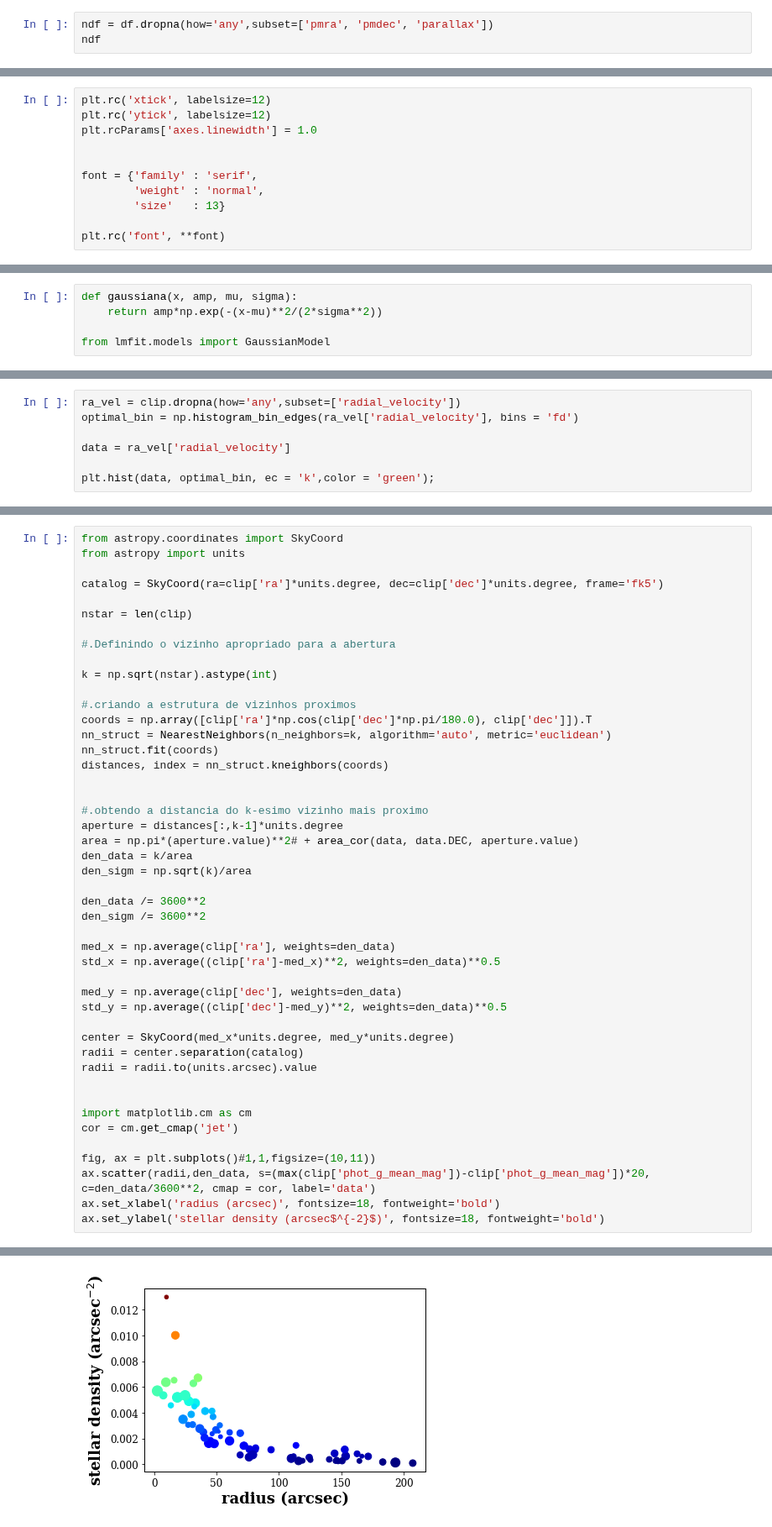
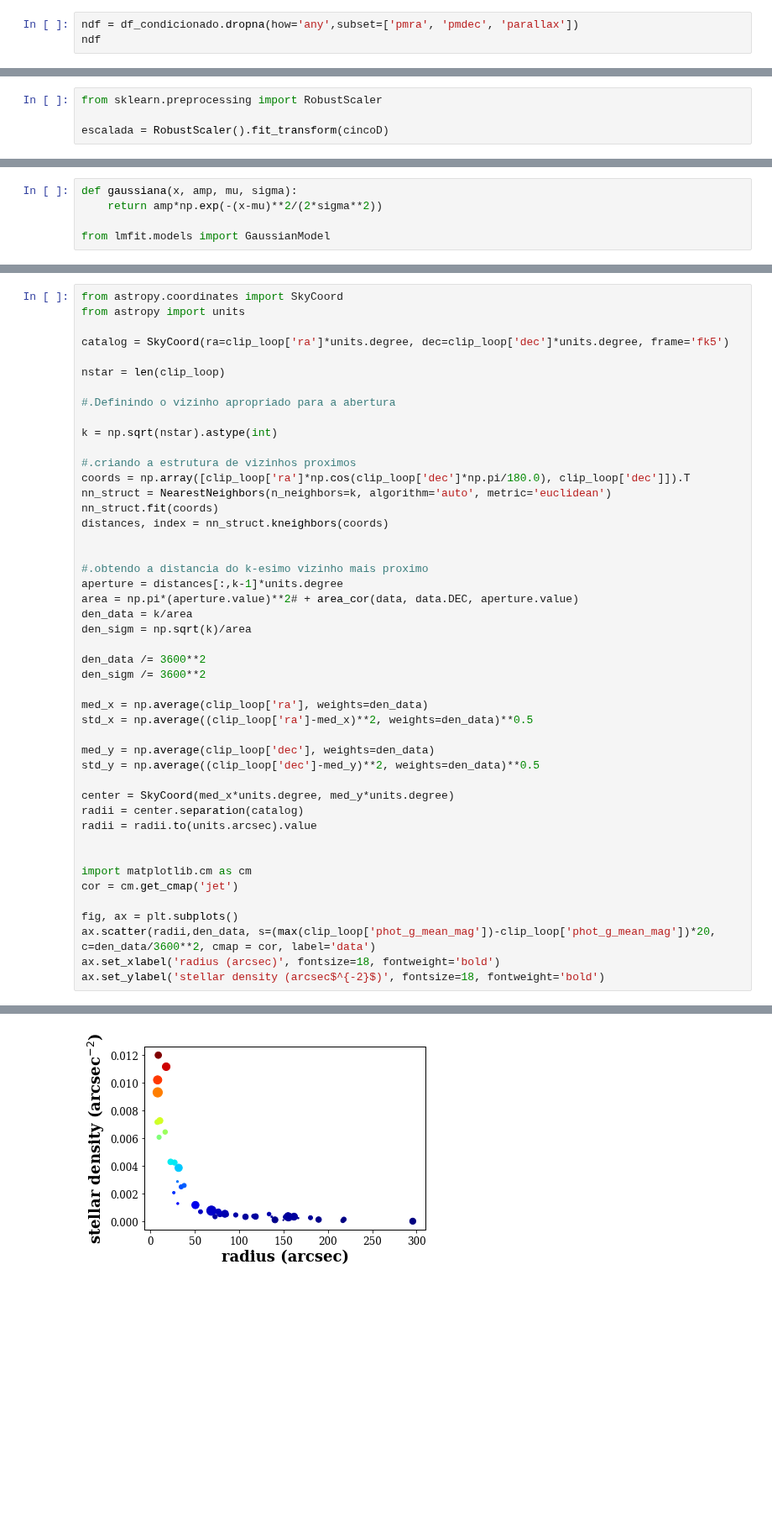
Before and after one commit to jppirest/mw_substructures, a Jupyter notebook: dados/GAIA/HDBSCAN/Clusters/Haffner_18/py_gaia.ipynb, the cells around one changed output, grey strips where cells are left out. Shown at 84% size. Cells and saved outputs as stored; diff of their text form; blank space fills up the shorter version.

```diff
--- a/dados/GAIA/HDBSCAN/Clusters/Haffner_18/py_gaia.ipynb
+++ b/dados/GAIA/HDBSCAN/Clusters/Haffner_18/py_gaia.ipynb
@@ -104,7 +125,7 @@ print(np.mean(df.pmra), np.mean(df.pmra_error))
 # %% [markdown]
 ## Dropping uknown values of pmra, pmdec or parallax.
 # %%
-ndf = df.dropna(how='any',subset=['pmra', 'pmdec', 'parallax'])
+ndf = df_condicionado.dropna(how='any',subset=['pmra', 'pmdec', 'parallax'])
 ndf
 # %% [output]
 |  | ra | dec | pmra | pmra_error | pmdec | pmdec_error | bp_rp | phot_g_mean_mag | parallax | ... |
@@ -203,11 +152,0 @@ Estimated no. points clustered: 533
-# %%
-plt.rc('xtick', labelsize=12)
-plt.rc('ytick', labelsize=12)
-plt.rcParams['axes.linewidth'] = 1.0
-
-
-font = {'family' : 'serif',
-        'weight' : 'normal',
-        'size'   : 13}
-
-plt.rc('font', **font)
@@ -284,0 +155,4 @@ plt.gca().invert_yaxis()
+# %%
+from sklearn.preprocessing import RobustScaler
+
+escalada = RobustScaler().fit_transform(cincoD)
@@ -725,7 +602,0 @@ len(clip)
-# %%
-ra_vel = clip.dropna(how='any',subset=['radial_velocity'])
-optimal_bin = np.histogram_bin_edges(ra_vel['radial_velocity'], bins = 'fd')
-
-data = ra_vel['radial_velocity']
-
-plt.hist(data, optimal_bin, ec = 'k',color = 'green');
@@ -741,48 +731,48 @@ plt.gca().invert_yaxis()
 from astropy.coordinates import SkyCoord
 from astropy import units
 
-catalog = SkyCoord(ra=clip['ra']*units.degree, dec=clip['dec']*units.degree, frame='fk5')
+catalog = SkyCoord(ra=clip_loop['ra']*units.degree, dec=clip_loop['dec']*units.degree, frame='fk5')
 
-nstar = len(clip)
+nstar = len(clip_loop)
 
 #.Definindo o vizinho apropriado para a abertura
 
 k = np.sqrt(nstar).astype(int)
 
 #.criando a estrutura de vizinhos proximos
-coords = np.array([clip['ra']*np.cos(clip['dec']*np.pi/180.0), clip['dec']]).T
+coords = np.array([clip_loop['ra']*np.cos(clip_loop['dec']*np.pi/180.0), clip_loop['dec']]).T
 nn_struct = NearestNeighbors(n_neighbors=k, algorithm='auto', metric='euclidean')
 nn_struct.fit(coords)
 distances, index = nn_struct.kneighbors(coords)
 
 
 #.obtendo a distancia do k-esimo vizinho mais proximo
 aperture = distances[:,k-1]*units.degree
 area = np.pi*(aperture.value)**2# + area_cor(data, data.DEC, aperture.value)
 den_data = k/area
 den_sigm = np.sqrt(k)/area
 
 den_data /= 3600**2
 den_sigm /= 3600**2
 
-med_x = np.average(clip['ra'], weights=den_data)
-std_x = np.average((clip['ra']-med_x)**2, weights=den_data)**0.5
+med_x = np.average(clip_loop['ra'], weights=den_data)
+std_x = np.average((clip_loop['ra']-med_x)**2, weights=den_data)**0.5
 
-med_y = np.average(clip['dec'], weights=den_data)
-std_y = np.average((clip['dec']-med_y)**2, weights=den_data)**0.5
+med_y = np.average(clip_loop['dec'], weights=den_data)
+std_y = np.average((clip_loop['dec']-med_y)**2, weights=den_data)**0.5
 
 center = SkyCoord(med_x*units.degree, med_y*units.degree)
 radii = center.separation(catalog)
 radii = radii.to(units.arcsec).value
 
 
 import matplotlib.cm as cm
 cor = cm.get_cmap('jet')
 
-fig, ax = plt.subplots()#1,1,figsize=(10,11))
-ax.scatter(radii,den_data, s=(max(clip['phot_g_mean_mag'])-clip['phot_g_mean_mag'])*20, c=den_data/3600**2, cmap = cor, label='data')
+fig, ax = plt.subplots()
+ax.scatter(radii,den_data, s=(max(clip_loop['phot_g_mean_mag'])-clip_loop['phot_g_mean_mag'])*20, c=den_data/3600**2, cmap = cor, label='data')
 ax.set_xlabel('radius (arcsec)', fontsize=18, fontweight='bold')
 ax.set_ylabel('stellar density (arcsec$^{-2}$)', fontsize=18, fontweight='bold')
 # %% [output]
 Text(0, 0.5, 'stellar density (arcsec$^{-2}$)')
-[figure, old version]
+[figure, new version]
```
Also changed, not shown: parts of 53 cells of this notebook, 13 other files.
